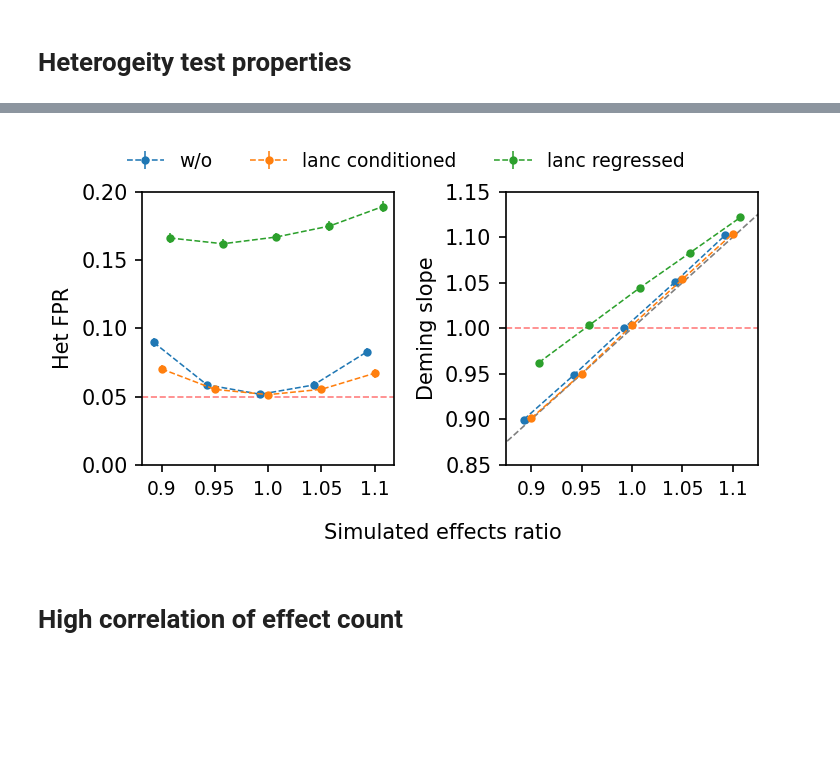
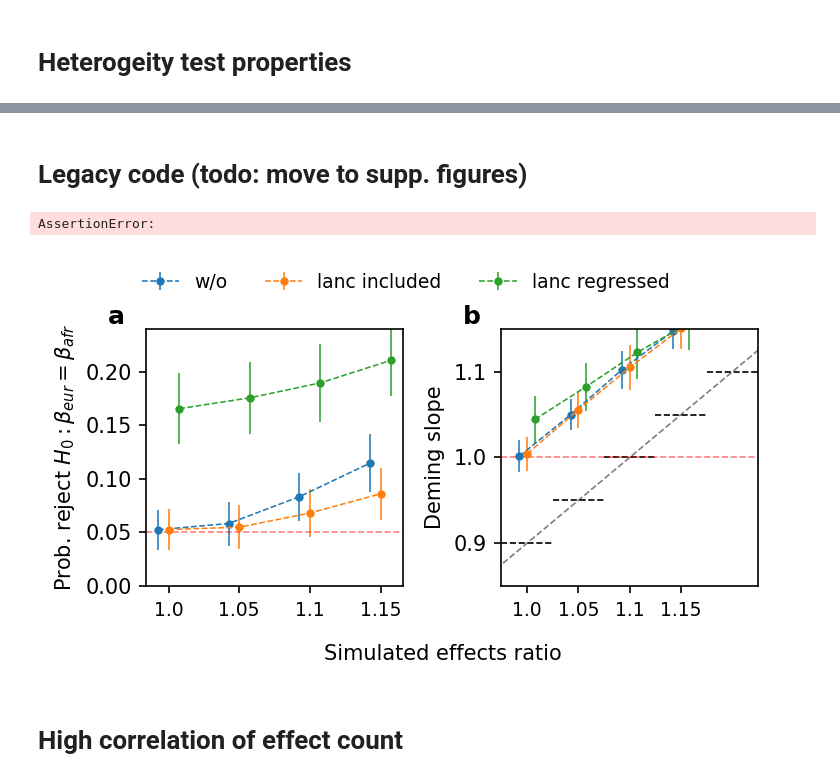
Before and after one commit to KangchengHou/admix-genet-cor, a Jupyter notebook: experiments/02-region-locus-simulate/04-run-lanc-pitfall.ipynb, the cells around one changed output, grey strips where cells are left out. Saved outputs shown, nothing was run; the diff lists cells and outputs as text; code cells hidden in the pictures; blank space fills up the shorter version.

```diff
--- a/experiments/02-region-locus-simulate/04-run-lanc-pitfall.ipynb
+++ b/experiments/02-region-locus-simulate/04-run-lanc-pitfall.ipynb
@@ -151,7 +154,7 @@ df_params = pd.DataFrame(
         for params in itertools.product(
             np.arange(100),
             [0.002, 0.006, 0.01],
-            [0.9, 0.95, 1.0, 1.05, 1.1],
+            [1.0, 1.05, 1.1, 1.15, 1.2],
         )
     ],
     columns=["region", "hsq", "ratio"],
@@ -234,2 +353,2 @@ df_deming_sem = df_deming.groupby(["hsq", "effect_ratio"]).sem()
 # %%
-dict_method = {"m1": "w/o", "m2": "lanc conditioned", "m3": "lanc regressed"}
+dict_method = {"m1": "w/o", "m2": "lanc included", "m3": "lanc regressed"}
@@ -236,3 +475,9 @@ dict_method = {"m1": "w/o", "m2": "lanc conditioned", "m3": "lanc regressed"}
+# %% [markdown]
+# Legacy code (todo: move to supp. figures)
+# %%
+assert False
+# %% [output]
+AssertionError:
 # %%
 hsq = 0.006
 
@@ -241,7 +486,7 @@ fig, axes = plt.subplots(figsize=(5, 2.4), ncols=2, dpi=150)
 # heterogeneity statistics
 for method_i in range(3):
     tmp_mean = df_het_mean.loc[hsq, f"m{method_i + 1}"]
-    tmp_sem = df_het_sem.loc[hsq, f"m{method_i + 1}"]
+    tmp_sem = df_het_se.loc[hsq, f"m{method_i + 1}"]
     # heterogeneity statistics
     axes[0].errorbar(
         x=np.arange(len(tmp_mean)) + (method_i - 1) * 0.15,
@@ -257,15 +502,15 @@ axes[0].set_xticks(np.arange(len(tmp_mean)))
 axes[0].set_xticklabels(tmp_mean.index, fontsize=9)
 
 # y-axis
-axes[0].set_ylim(0, 0.2)
+axes[0].set_ylim(0, 0.24)
 axes[0].axhline(y=0.05, ls="--", color="red", alpha=0.5, lw=0.8)
-axes[0].set_ylabel("Het FPR")
+axes[0].set_ylabel(r"Prob. reject $H_0: \beta_{eur}=\beta_{afr}$")
 
 # deming regression
 # heterogeneity statistics
 for method_i in range(3):
     tmp_mean = df_deming_mean.loc[hsq, f"m{method_i + 1}"]
-    tmp_sem = df_deming_sem.loc[hsq, f"m{method_i + 1}"]
+    tmp_sem = df_deming_se.loc[hsq, f"m{method_i + 1}"]
     # heterogeneity statistics
     axes[1].errorbar(
         x=np.arange(len(tmp_mean)) + (method_i - 1) * 0.15,
@@ -274,6 +519,16 @@ for method_i in range(3):
         fmt=".--",
         lw=0.75,
         label=f"{method_i}",
+    )
+
+for i_ratio, ratio in enumerate([0.9, 0.95, 1.0, 1.05, 1.1]):
+    axes[1].hlines(
+        y=ratio,
+        xmin=i_ratio - 0.5,
+        xmax=i_ratio + 0.5,
+        color="black",
+        ls="--",
+        lw=0.8,
     )
 
 # x-axis
@@ -283,33 +538,43 @@ axes[1].set_xticklabels(tmp_mean.index, fontsize=9)
 # y-axis
 axes[1].set_xlim(-0.5, 4.5)
 axes[1].set_ylim(0.85, 1.15)
 axes[1].axhline(y=1.0, ls="--", color="red", alpha=0.5, lw=0.8)
 axes[1].set_ylabel("Deming slope")
 axes[1].plot([-1, 5], [0.85, 1.15], color="k", ls="--", lw=0.8, alpha=0.5)
+axes[1].set_yticks([0.9, 1.0, 1.1])
 
+for i, ax in enumerate(axes):
+    ax.text(
+        -0.15,
+        1.02,
+        string.ascii_lowercase[i],
+        transform=ax.transAxes,
+        size=12,
+        weight="bold",
+    )
 
 # trick to put title in the same row
 handles, labels = axes[0].get_legend_handles_labels()
 fig.legend(
     handles,
     labels,
     ncol=3,
     loc="center",
     bbox_to_anchor=[0.5, 1.0],
     frameon=False,
     fontsize=9,
 )
 
 fig.text(
     0.55,
     -0.05,
     "Simulated effects ratio",
     fontsize=10,
     ha="center",
 )
 fig.tight_layout()
 fig.savefig("results/lanc-pitfall.pdf", bbox_inches="tight")
 # %% [output]
-[figure, old version]
+[figure, new version]
 # %% [markdown]
 # High correlation of effect count
```
Also changed, not shown: parts of 15 cells of this notebook, 18 other files.
